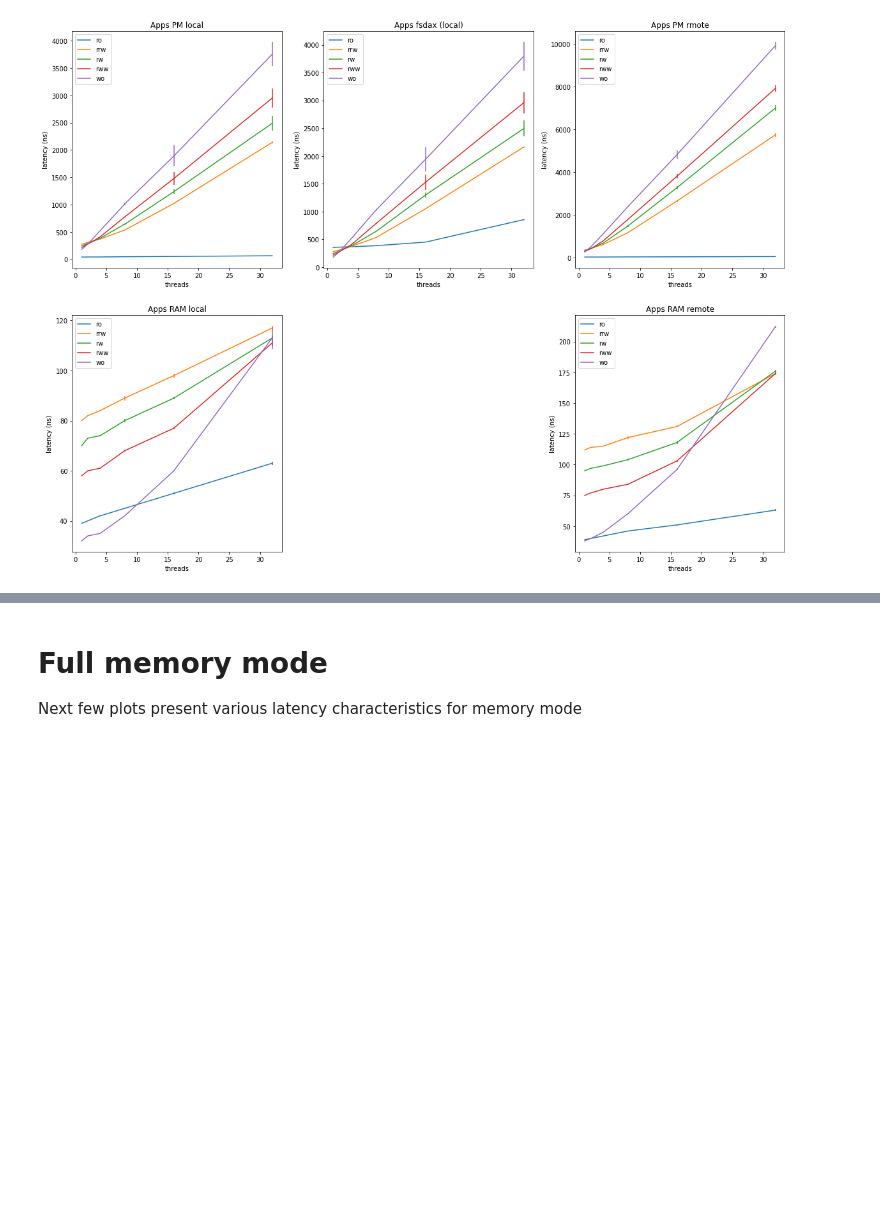
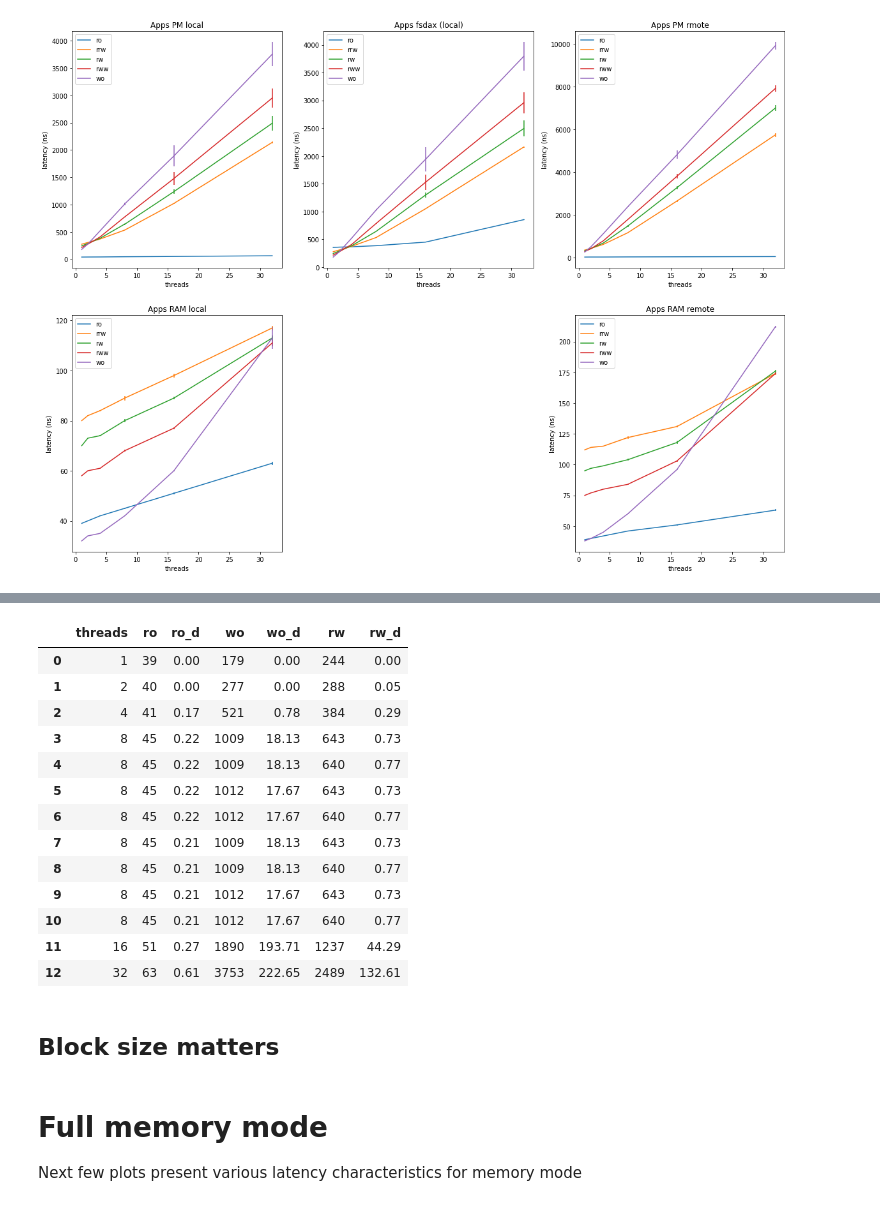
Before and after one commit to igk-ist/pmbench, a Jupyter notebook: pmbench.ipynb, the cells around one changed output, grey strips where cells are left out. Drawn from its saved outputs; the diff is of its cells as text; code cells hidden in the pictures; blank space fills up the shorter version.

```diff
--- a/pmbench.ipynb
+++ b/pmbench.ipynb
@@ -41,7 +49,16 @@ def pool(name, df):
      return df[df['pool'] == name].drop(columns=["pool"])
 
 def rw_ratio(ratio, df):
-     return df[df['rw_ratio'] == ratio].drop(columns=["rw_ratio"])
+    if type(ratio) == str:
+        if   ratio == 'wo' : v = 0
+        elif ratio == 'rww': v = 33
+        elif ratio == 'rw' : v = 50
+        elif ratio == 'rrw': v = 66
+        elif ratio == 'ro' : v = 100
+        else: raise Exception('Unknown ratio "{}"'.format(ratio))
+    else:
+        v = ratio
+    return df[df['rw_ratio'] == v].drop(columns=["rw_ratio"])
 
 def ws(v, df):
     return df[df['ws'] == v].drop(columns=['ws'])
@@ -49,27 +66,12 @@ def ws(v, df):
 def threads(i, df):
     return df[df['threads'] == i].drop(columns=['threads'])
 
-def merge_ratios(fd, ratios=[
-            (100, 'ro'),
-            (66, 'rrw'),
-            (50, 'rw'),
-            (33, 'rww'),
-            (0, 'wo')]):
+def merge_ratios(fd, ratios=['ro','rrw', 'rw', 'rww', 'wo']):
     m = fd["threads"].drop_duplicates()
-    for r, n in ratios:
-        t = rw_ratio(r, fd).rename(columns={'ltc':n,'ltc_d':n+'_d'})
+    for n in ratios:
+        t = rw_ratio(n, fd).rename(columns={'ltc':n,'ltc_d':n+'_d'})
         m = pd.merge(m, t)
     return m
-
-def plot_ratios(fd, axs):
-    fd = merge_ratios(fd)
-    labels=['ro','rrw','rw','rww','wo']
-    fd.plot(
-        ax=axs,
-        x='threads',
-        ylabel='latency (ns)',
-        y=labels,
-        yerr=concat([x + '_d' for x in labels], fd))
 # %%
 data = pd.read_csv('pmbench.csv', delimiter = ",")
 data
@@ -124,3 +145,22 @@ for v, n, i in [
+# %%
+merge_ratios(apps_pm_l, ['ro', 'wo', 'rw'])
+# %% [output]
+|  | threads | ro | ro_d | wo | wo_d | rw | rw_d |
+| 0 | 1 | 39 | 0.00 | 179 | 0.00 | 244 | 0.00 |
+| 1 | 2 | 40 | 0.00 | 277 | 0.00 | 288 | 0.05 |
+| 2 | 4 | 41 | 0.17 | 521 | 0.78 | 384 | 0.29 |
+| 3 | 8 | 45 | 0.22 | 1009 | 18.13 | 643 | 0.73 |
+| 4 | 8 | 45 | 0.22 | 1009 | 18.13 | 640 | 0.77 |
+| 5 | 8 | 45 | 0.22 | 1012 | 17.67 | 643 | 0.73 |
+| 6 | 8 | 45 | 0.22 | 1012 | 17.67 | 640 | 0.77 |
+| 7 | 8 | 45 | 0.21 | 1009 | 18.13 | 643 | 0.73 |
+| 8 | 8 | 45 | 0.21 | 1009 | 18.13 | 640 | 0.77 |
+| 9 | 8 | 45 | 0.21 | 1012 | 17.67 | 643 | 0.73 |
+| 10 | 8 | 45 | 0.21 | 1012 | 17.67 | 640 | 0.77 |
+| 11 | 16 | 51 | 0.27 | 1890 | 193.71 | 1237 | 44.29 |
+| 12 | 32 | 63 | 0.61 | 3753 | 222.65 | 2489 | 132.61 |
+# %% [markdown]
+## Block size matters
 # %% [markdown]
 # Full memory mode
 Next few plots present various latency characteristics for memory mode
```
Also changed, not shown: parts of 6 cells of this notebook, 2 other files.
